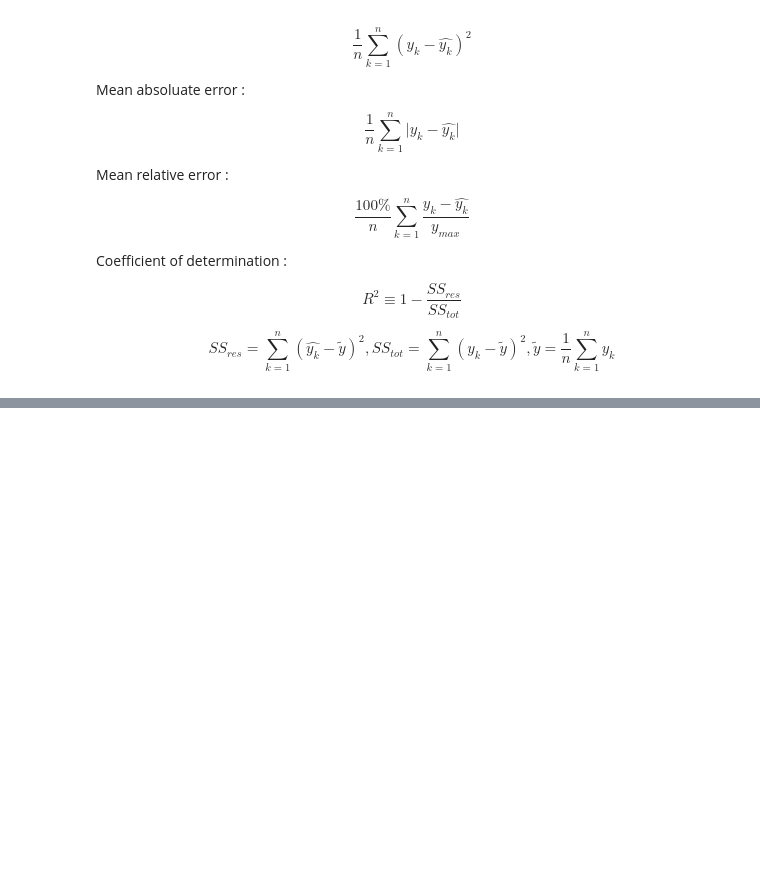
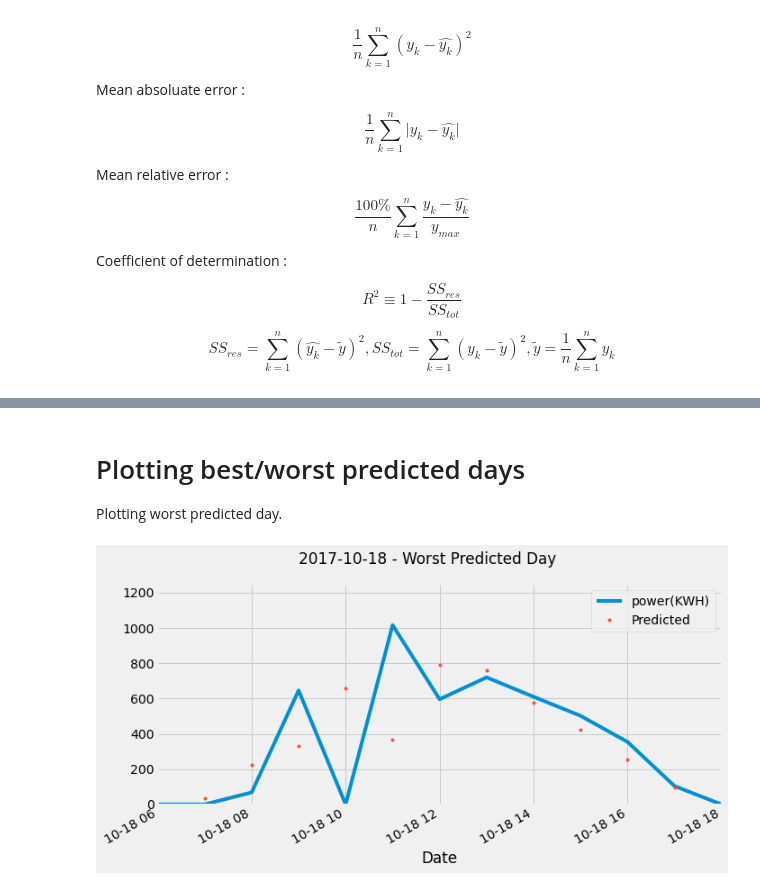
Before and after one commit to Eudyptla/Time-Series-PV-Forecast-, a Jupyter notebook: Taichung_DE_PV_Forecast_LSTM.ipynb, the cells around one changed output, grey strips where cells are left out. Saved outputs shown, nothing was run; the diff lists cells and outputs as text; code cells hidden in the pictures; blank space fills up the shorter version.

Commit message:
ADD : best/worst ten day result.
1.Fix gramma error.
2.Add best/worst ten days results.

```diff
--- a/Taichung_DE_PV_Forecast_LSTM.ipynb
+++ b/Taichung_DE_PV_Forecast_LSTM.ipynb
@@ -276,0 +202,8 @@ Coefficient of determination:0.9265
+# %%
+test_days['error'] = test_days['power(KWH)'] - test_days['Predicted']
+test_days['abs_error'] = test_days['error'].apply(np.abs)
+test_days['year']=test_days.index.year
+test_days['month']=test_days.index.month
+test_days['day']=test_days.index.day
+
+error_by_day = test_days.groupby(['year','month','day']).mean()[['power(KWH)','Predicted','error','abs_error']]
@@ -276,0 +212,10 @@ Coefficient of determination:0.9265
+# %%
+def look_ten(data, Best=True):
+    top_ten=data.sort_values('abs_error', ascending=Best).head(10)
+    top_date = top_ten.index[0]
+    top_date = str(top_date[0])+'-'+str(top_date[1])+'-'+str(top_date[2])
+    print(top_ten)
+    return top_date
+
+# Worst absolute predicted days
+Worst_date = look_ten(error_by_day, Best=False)
@@ -276,0 +253,17 @@ Coefficient of determination:0.9265
+# %% [markdown]
+# Plotting best/worst predicted days
+Plotting worst predicted day.
+# %%
+def plot_one(data, day, title):
+    f, ax = plt.subplots(1)
+    f.set_figheight(5)
+    f.set_figwidth(10)
+    _ = data[['power(KWH)','Predicted']].plot(ax=ax, style=['-','.'])
+    ax.set_ylim(0, 1250)
+    ax.set_xbound(lower=day+' 06:00', upper=day +' 18:00')
+    plot = plt.suptitle(day+ ' - ' + title +' Predicted Day ')
+
+# plot worst day
+plot_one(test_days, Worst_date, 'Worst')
+# %% [output]
+[figure, added]
```
Also changed, not shown: parts of 28 cells of this notebook.
